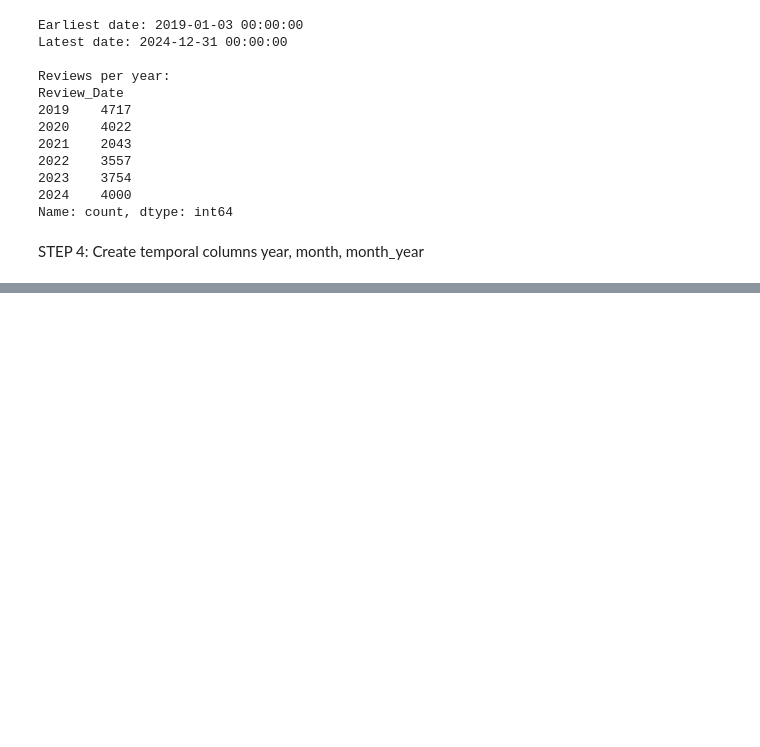
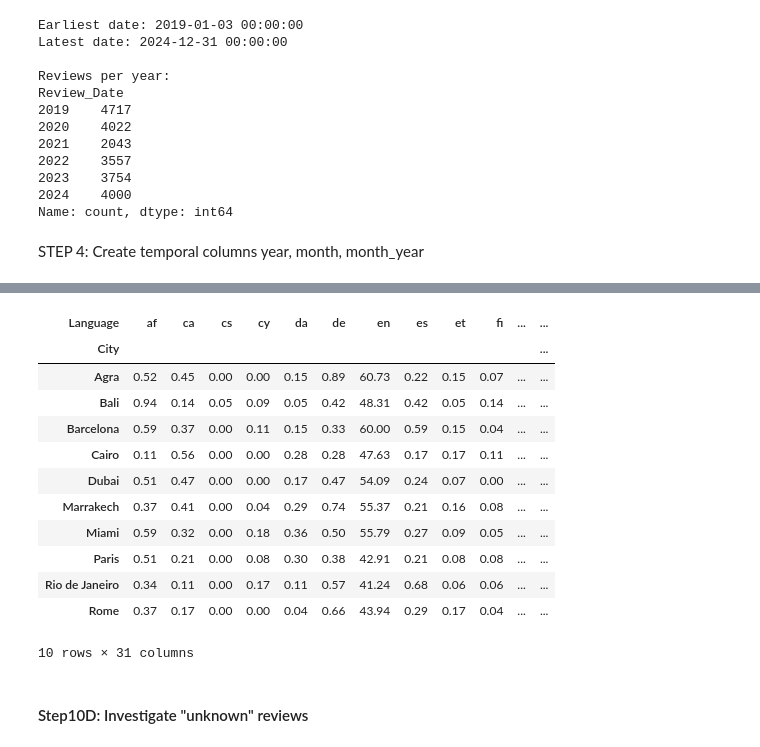
Before and after one commit to Suva200/sentiment-drift-analysis-tourism-reviews, a Jupyter notebook: preprocessing.ipynb, the cells around one changed output, grey strips where cells are left out. Cells and saved outputs as stored; diff of their text form; code cells hidden in the pictures; blank space fills up the shorter version.

```diff
--- a/preprocessing.ipynb
+++ b/preprocessing.ipynb
@@ -129,0 +521,24 @@ df.head()
+# %%
+city_language_pct = pd.crosstab(
+    df["City"],
+    df["Language"],
+    normalize="index"
+) * 100
+
+display(city_language_pct.round(2))
+# %% [output]
+| Language | af | ca | cs | cy | da | de | en | es | et | fi | ... | ... |
+| City |  |  |  |  |  |  |  |  |  |  |  | ... |
+| Agra | 0.52 | 0.45 | 0.00 | 0.00 | 0.15 | 0.89 | 60.73 | 0.22 | 0.15 | 0.07 | ... | ... |
+| Bali | 0.94 | 0.14 | 0.05 | 0.09 | 0.05 | 0.42 | 48.31 | 0.42 | 0.05 | 0.14 | ... | ... |
+| Barcelona | 0.59 | 0.37 | 0.00 | 0.11 | 0.15 | 0.33 | 60.00 | 0.59 | 0.15 | 0.04 | ... | ... |
+| Cairo | 0.11 | 0.56 | 0.00 | 0.00 | 0.28 | 0.28 | 47.63 | 0.17 | 0.17 | 0.11 | ... | ... |
+| Dubai | 0.51 | 0.47 | 0.00 | 0.00 | 0.17 | 0.47 | 54.09 | 0.24 | 0.07 | 0.00 | ... | ... |
+| Marrakech | 0.37 | 0.41 | 0.00 | 0.04 | 0.29 | 0.74 | 55.37 | 0.21 | 0.16 | 0.08 | ... | ... |
+| Miami | 0.59 | 0.32 | 0.00 | 0.18 | 0.36 | 0.50 | 55.79 | 0.27 | 0.09 | 0.05 | ... | ... |
+| Paris | 0.51 | 0.21 | 0.00 | 0.08 | 0.30 | 0.38 | 42.91 | 0.21 | 0.08 | 0.08 | ... | ... |
+| Rio de Janeiro | 0.34 | 0.11 | 0.00 | 0.17 | 0.11 | 0.57 | 41.24 | 0.68 | 0.06 | 0.06 | ... | ... |
+| Rome | 0.37 | 0.17 | 0.00 | 0.00 | 0.04 | 0.66 | 43.94 | 0.29 | 0.17 | 0.04 | ... | ... |
+10 rows × 31 columns
+# %% [markdown]
+#### Step10D: Investigate "unknown" reviews
```
Also changed, not shown: parts of 71 cells of this notebook.
